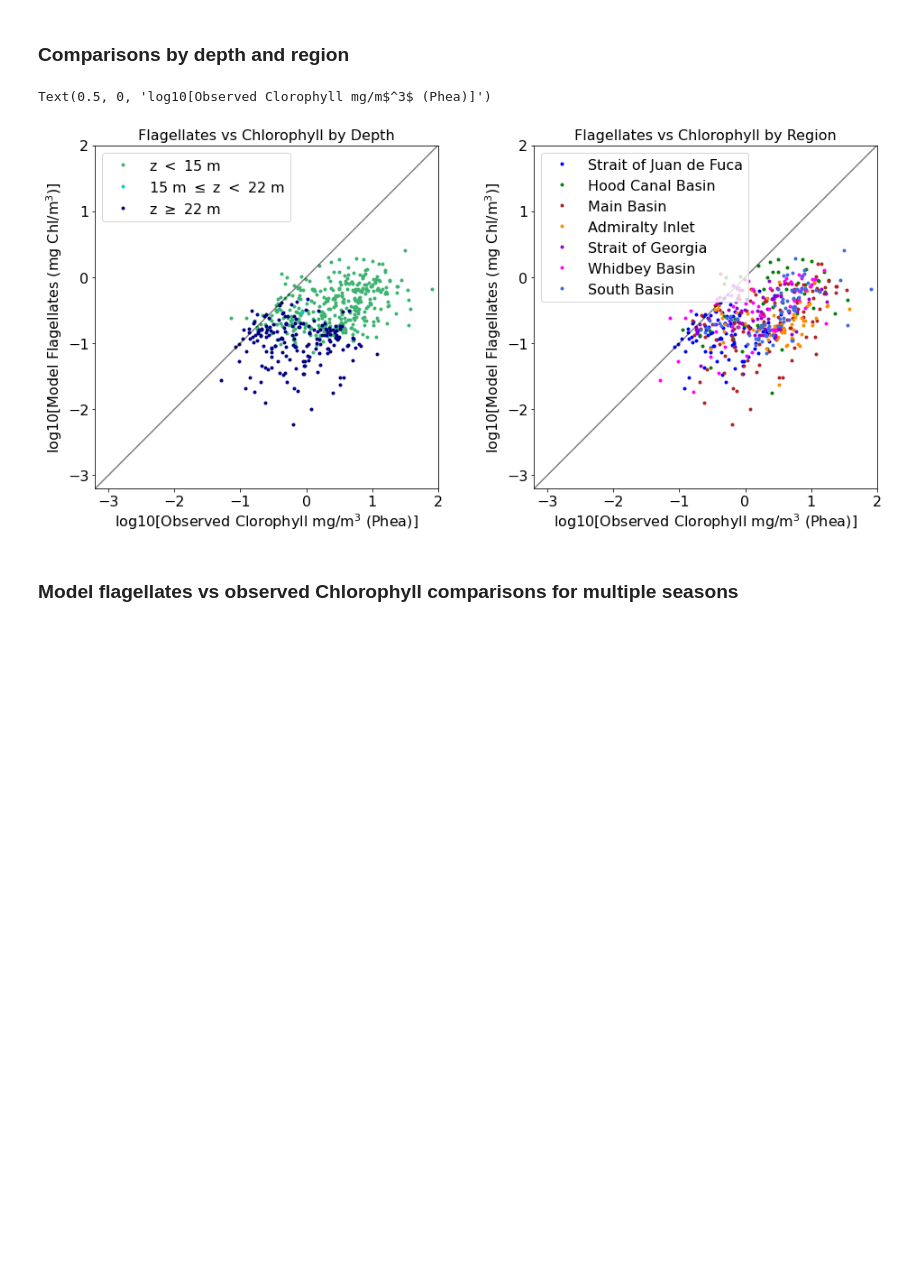
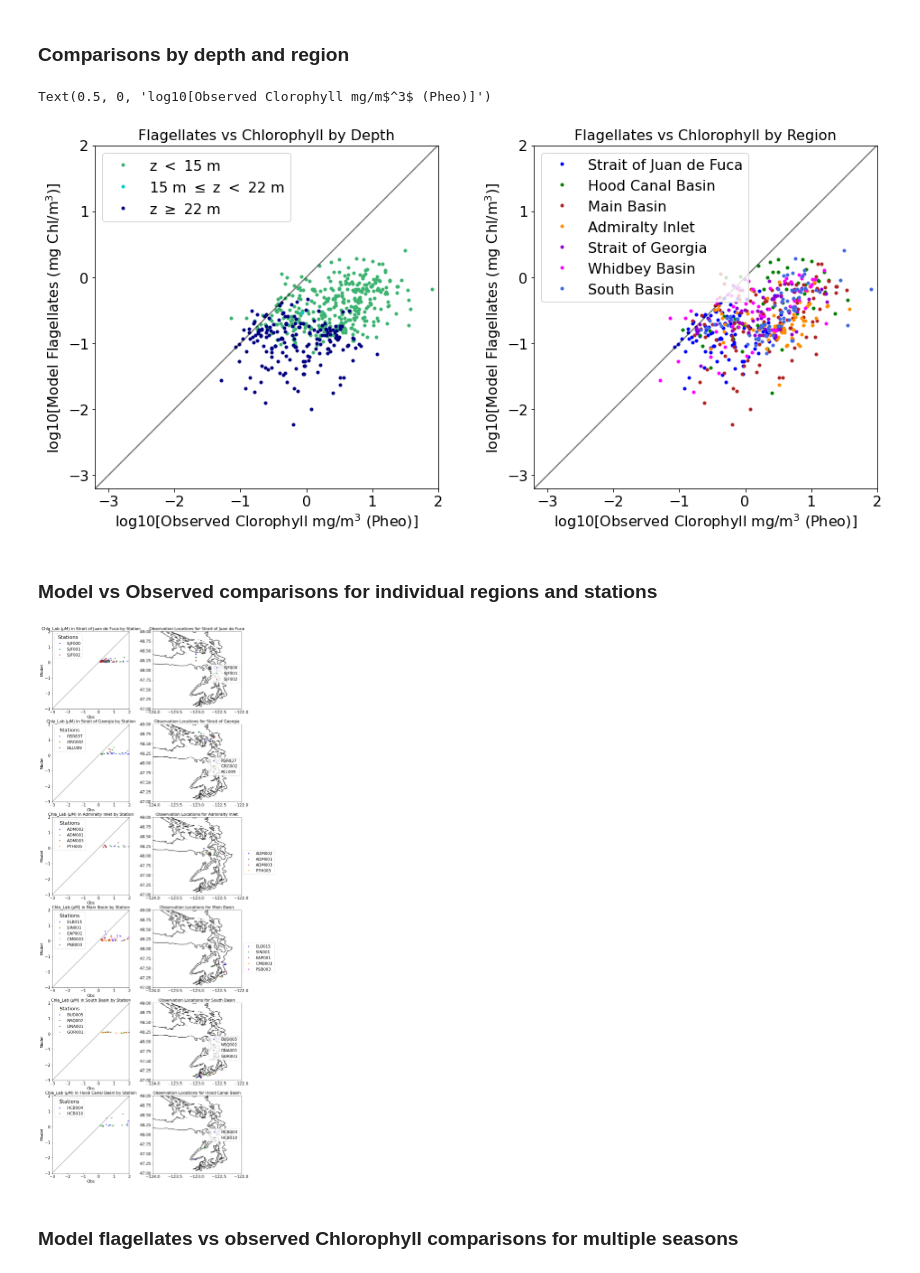
Before and after one commit to SalishSeaCast/analysis-keegan, a Jupyter notebook: notebooks/Evaluations/Chlbot_Individual_year_evaluations/2009_Puget_Chlbot_Evaluation.ipynb, the cells around one changed output. Cells and saved outputs as stored; diff of their text form; code cells hidden in the pictures; blank space fills up the shorter version.

```diff
--- a/notebooks/Evaluations/Chlbot_Individual_year_evaluations/2009_Puget_Chlbot_Evaluation.ipynb
+++ b/notebooks/Evaluations/Chlbot_Individual_year_evaluations/2009_Puget_Chlbot_Evaluation.ipynb
@@ -545,18 +563,27 @@ modvar='log_mod_flagellates'
 
 mv=(-3.2,2)
 fig, ax = plt.subplots(1,2,figsize = (16,7))
-ps,l=byDepth(data_Phea,ax[0],obsvar,modvar,mv)
+ps,l=byDepth(data_Pheo,ax[0],obsvar,modvar,mv)
 ax[0].set_title('Flagellates vs Chlorophyll by Depth')
 ax[0].set_ylabel('log10[Model Flagellates (mg Chl/m$^3$)]')
-ax[0].set_xlabel('log10[Observed Clorophyll mg/m$^3$ (Phea)]')
+ax[0].set_xlabel('log10[Observed Clorophyll mg/m$^3$ (Pheo)]')
 
-ps,l=byRegion(data_Phea,datreg_Phea,ax[1],obsvar,modvar,mv)
+ps,l=byRegion(data_Pheo,datreg_Pheo,ax[1],obsvar,modvar,mv)
 ax[1].set_title('Flagellates vs Chlorophyll by Region')
 ax[1].set_ylabel('log10[Model Flagellates (mg Chl/m$^3$)]')
-ax[1].set_xlabel('log10[Observed Clorophyll mg/m$^3$ (Phea)]')
+ax[1].set_xlabel('log10[Observed Clorophyll mg/m$^3$ (Pheo)]')
 # %% [output]
-Text(0.5, 0, 'log10[Observed Clorophyll mg/m$^3$ (Phea)]')
+Text(0.5, 0, 'log10[Observed Clorophyll mg/m$^3$ (Pheo)]')
 [figure]
+# %% [markdown]
+### Model vs Observed comparisons for individual regions and stations
+# %%
+regions=['Strait of Juan de Fuca','Strait of Georgia','Admiralty Inlet','Main Basin','South Basin','Hood Canal Basin','Whidbey Basin']
+figrange=(-3,2)
+
+multi_station_graph(data_Pheo,datstat_Pheo,figrange,obsvar,modvar,regions)
+# %% [output]
+[figure, added]
 # %% [markdown]
 ### Model flagellates vs observed Chlorophyll comparisons for multiple seasons
 # %%
```
Also changed, not shown: parts of 25 cells of this notebook, 2 other files.
